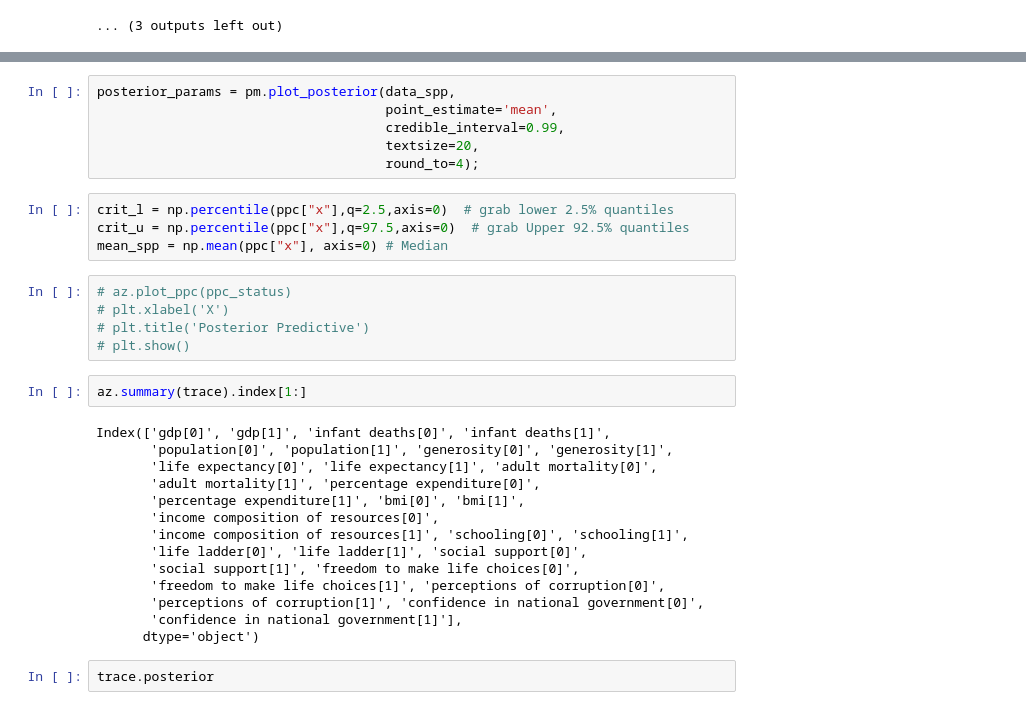
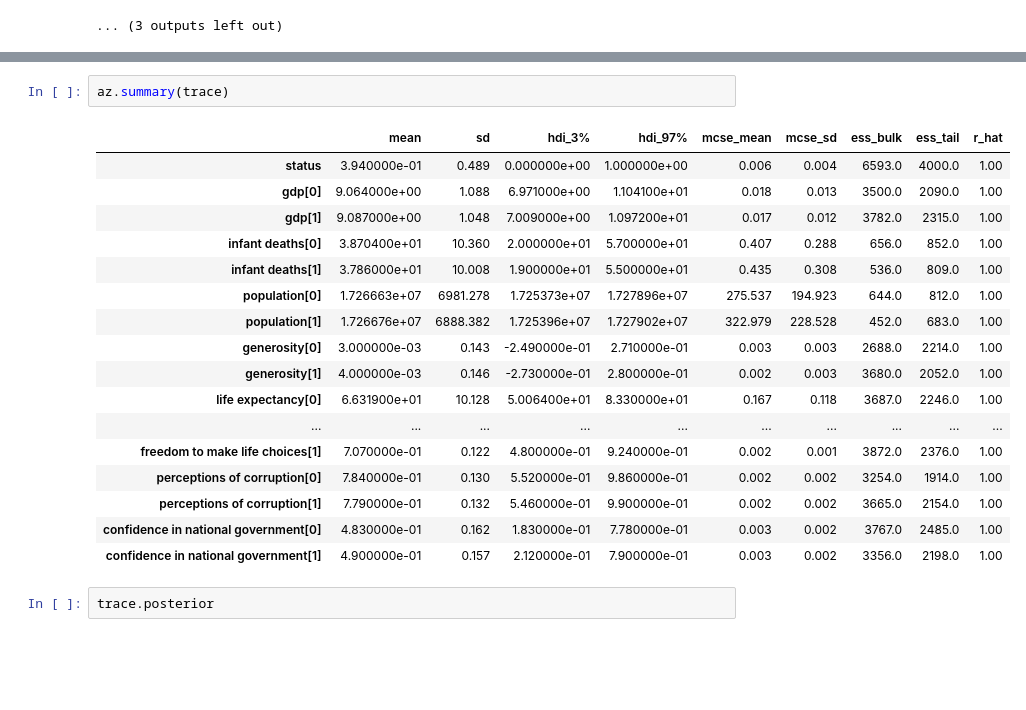
Before and after one commit to CassandraCalciano/data102---final-project, a Jupyter notebook: Final Project.ipynb, the cells around one changed output, grey strips where cells are left out. Cells and saved outputs as stored; diff of their text form; blank space fills up the shorter version.

```diff
--- a/Final Project.ipynb
+++ b/Final Project.ipynb
@@ -581,34 +538,23 @@ IndentationError: unexpected indent (2681402254.py, line 2)
-# %%
-posterior_params = pm.plot_posterior(data_spp,
-                                     point_estimate='mean',
-                                     credible_interval=0.99,
-                                     textsize=20,
-                                     round_to=4);
-# %%
-crit_l = np.percentile(ppc["x"],q=2.5,axis=0)  # grab lower 2.5% quantiles
-crit_u = np.percentile(ppc["x"],q=97.5,axis=0)  # grab Upper 92.5% quantiles
-mean_spp = np.mean(ppc["x"], axis=0) # Median
-# %%
-# az.plot_ppc(ppc_status)
-# plt.xlabel('X')
-# plt.title('Posterior Predictive')
-# plt.show()
 # %%
-az.summary(trace).index[1:]
+az.summary(trace)
 # %% [output]
-Index(['gdp[0]', 'gdp[1]', 'infant deaths[0]', 'infant deaths[1]',
-       'population[0]', 'population[1]', 'generosity[0]', 'generosity[1]',
-       'life expectancy[0]', 'life expectancy[1]', 'adult mortality[0]',
-       'adult mortality[1]', 'percentage expenditure[0]',
-       'percentage expenditure[1]', 'bmi[0]', 'bmi[1]',
-       'income composition of resources[0]',
-       'income composition of resources[1]', 'schooling[0]', 'schooling[1]',
-       'life ladder[0]', 'life ladder[1]', 'social support[0]',
-       'social support[1]', 'freedom to make life choices[0]',
-       'freedom to make life choices[1]', 'perceptions of corruption[0]',
-       'perceptions of corruption[1]', 'confidence in national government[0]',
-       'confidence in national government[1]'],
-      dtype='object')
+|  | mean | sd | hdi_3% | hdi_97% | mcse_mean | mcse_sd | ess_bulk | ess_tail | r_hat |
+| status | 3.940000e-01 | 0.489 | 0.000000e+00 | 1.000000e+00 | 0.006 | 0.004 | 6593.0 | 4000.0 | 1.00 |
+| gdp[0] | 9.064000e+00 | 1.088 | 6.971000e+00 | 1.104100e+01 | 0.018 | 0.013 | 3500.0 | 2090.0 | 1.00 |
+| gdp[1] | 9.087000e+00 | 1.048 | 7.009000e+00 | 1.097200e+01 | 0.017 | 0.012 | 3782.0 | 2315.0 | 1.00 |
+| infant deaths[0] | 3.870400e+01 | 10.360 | 2.000000e+01 | 5.700000e+01 | 0.407 | 0.288 | 656.0 | 852.0 | 1.00 |
+| infant deaths[1] | 3.786000e+01 | 10.008 | 1.900000e+01 | 5.500000e+01 | 0.435 | 0.308 | 536.0 | 809.0 | 1.00 |
+| population[0] | 1.726663e+07 | 6981.278 | 1.725373e+07 | 1.727896e+07 | 275.537 | 194.923 | 644.0 | 812.0 | 1.00 |
+| population[1] | 1.726676e+07 | 6888.382 | 1.725396e+07 | 1.727902e+07 | 322.979 | 228.528 | 452.0 | 683.0 | 1.00 |
+| generosity[0] | 3.000000e-03 | 0.143 | -2.490000e-01 | 2.710000e-01 | 0.003 | 0.003 | 2688.0 | 2214.0 | 1.00 |
+| generosity[1] | 4.000000e-03 | 0.146 | -2.730000e-01 | 2.800000e-01 | 0.002 | 0.003 | 3680.0 | 2052.0 | 1.00 |
+| life expectancy[0] | 6.631900e+01 | 10.128 | 5.006400e+01 | 8.330000e+01 | 0.167 | 0.118 | 3687.0 | 2246.0 | 1.00 |
+| ... | ... | ... | ... | ... | ... | ... | ... | ... | ... |
+| freedom to make life choices[1] | 7.070000e-01 | 0.122 | 4.800000e-01 | 9.240000e-01 | 0.002 | 0.001 | 3872.0 | 2376.0 | 1.00 |
+| perceptions of corruption[0] | 7.840000e-01 | 0.130 | 5.520000e-01 | 9.860000e-01 | 0.002 | 0.002 | 3254.0 | 1914.0 | 1.00 |
+| perceptions of corruption[1] | 7.790000e-01 | 0.132 | 5.460000e-01 | 9.900000e-01 | 0.002 | 0.002 | 3665.0 | 2154.0 | 1.00 |
+| confidence in national government[0] | 4.830000e-01 | 0.162 | 1.830000e-01 | 7.780000e-01 | 0.003 | 0.002 | 3767.0 | 2485.0 | 1.00 |
+| confidence in national government[1] | 4.900000e-01 | 0.157 | 2.120000e-01 | 7.900000e-01 | 0.003 | 0.002 | 3356.0 | 2198.0 | 1.00 |
 # %%
 trace.posterior
 # %% [output]
```
Also changed, not shown: parts of 21 cells of this notebook.
